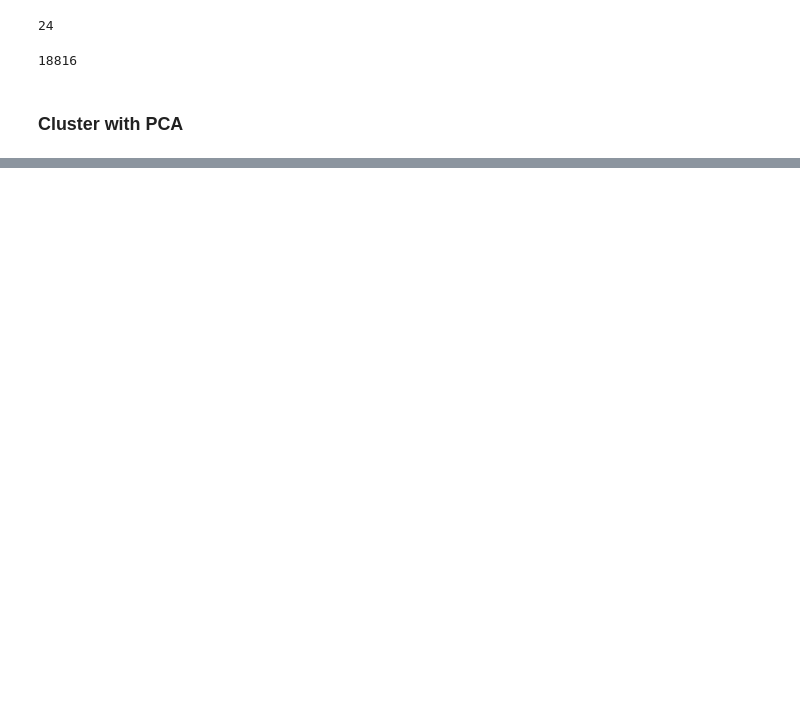
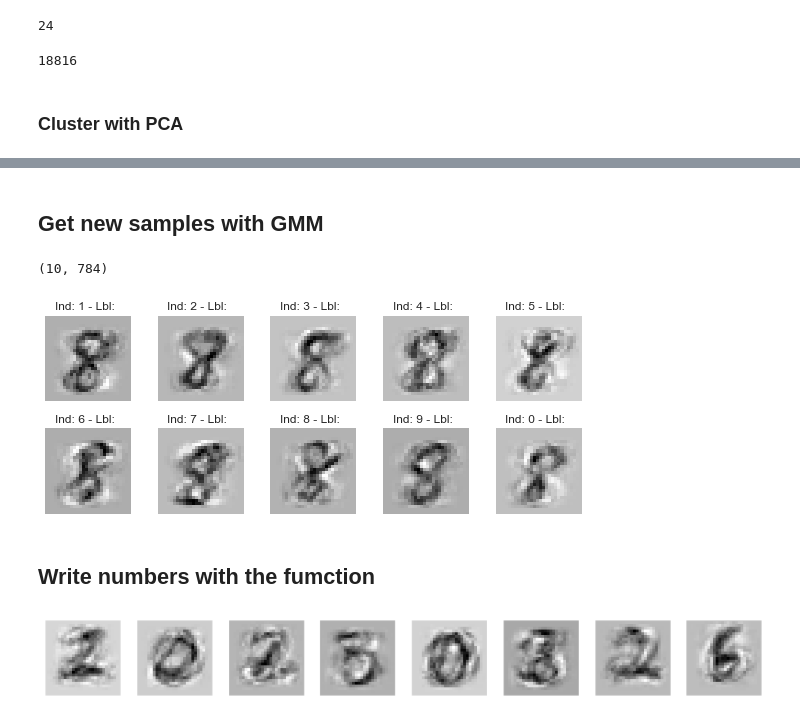
Before and after one commit to sijiahao-hub/ItML_Asn_3_Students, a Jupyter notebook: cluster_asn.ipynb, the cells around one changed output, grey strips where cells are left out. Drawn from its saved outputs; the diff is of its cells as text; code cells hidden in the pictures; blank space fills up the shorter version.

```diff
--- a/cluster_asn.ipynb
+++ b/cluster_asn.ipynb
@@ -155,0 +256,9 @@ IndexError: list index out of range
+# %%
+generators_gmm = []
+
+for n in range(10):
+    gmm = GaussianMixture(covariance_type='full', random_state=0)
+    data_gmm = np.array(df[df['cluster_label'] == n].drop(columns={'cluster_label'}))
+    gmm.fit(data_gmm)
+    generators_gmm.append(gmm)
+    print(str(n), "Converged:", gmm.converged_)
@@ -155,0 +276,14 @@ IndexError: list index out of range
+# %% [markdown]
+## Get new samples with GMM
+# %%
+data_new = generators_gmm[8].sample(10)
+data_new = data_new[0]
+print(data_new.shape)
+# %% [output]
+(10, 784)
+# %%
+showDigits(digits=data_new, labels=[" ", " ", " ", " ", " ", " ", " ", " ", " ", " ", " ", " ", " ", " ", " ", " ", " ", " ", " ", " ", " ", " ", " ", " "], indexes=[1,2,3,4,5,6,7,8,9,0], size=28)
+# %% [output]
+[figure, added]
+# %% [markdown]
+## Write numbers with the fumction
@@ -155,0 +305,4 @@ IndexError: list index out of range
+# %%
+writeNumber(20230326)
+# %% [output]
+[figure, added]
```
Also changed, not shown: parts of 13 cells of this notebook.
